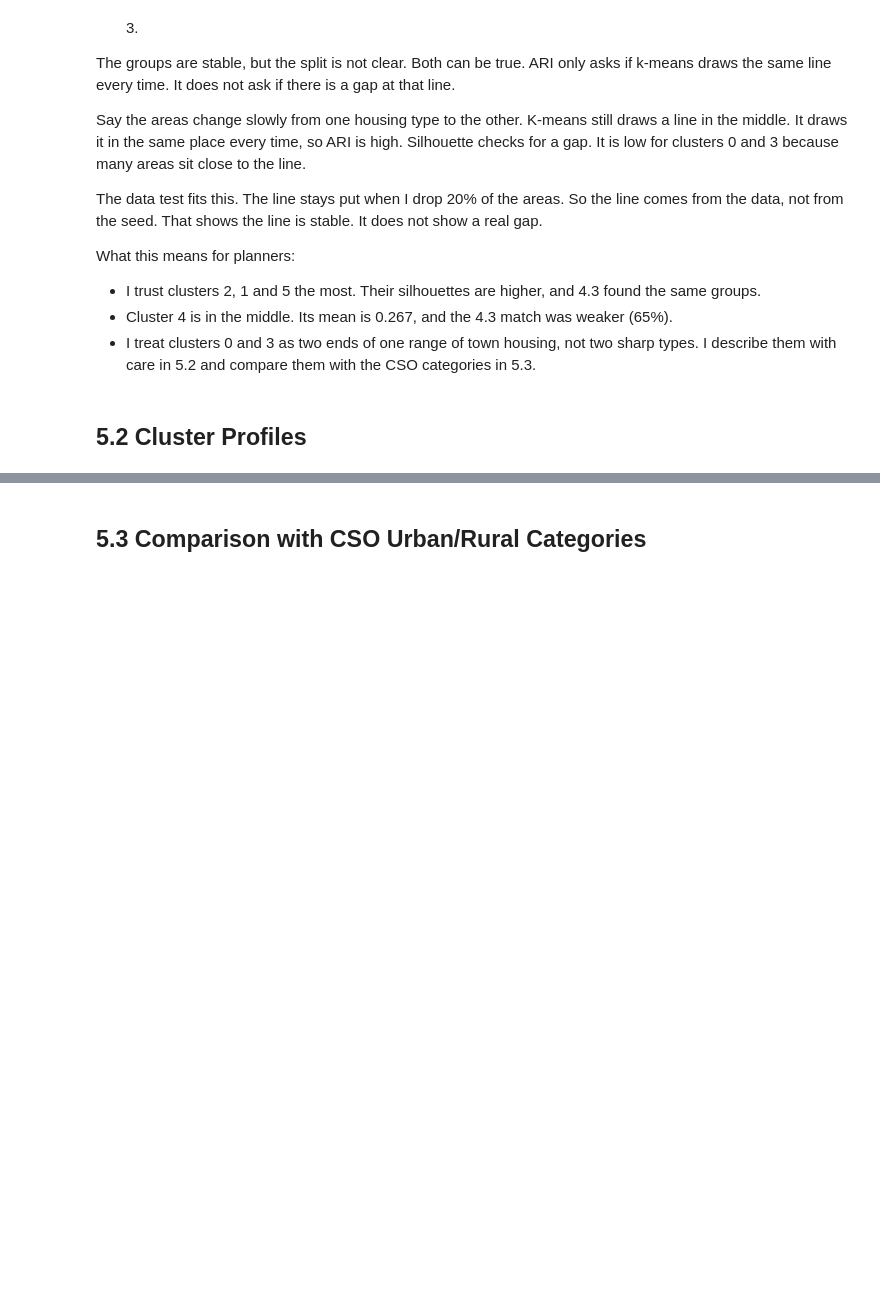
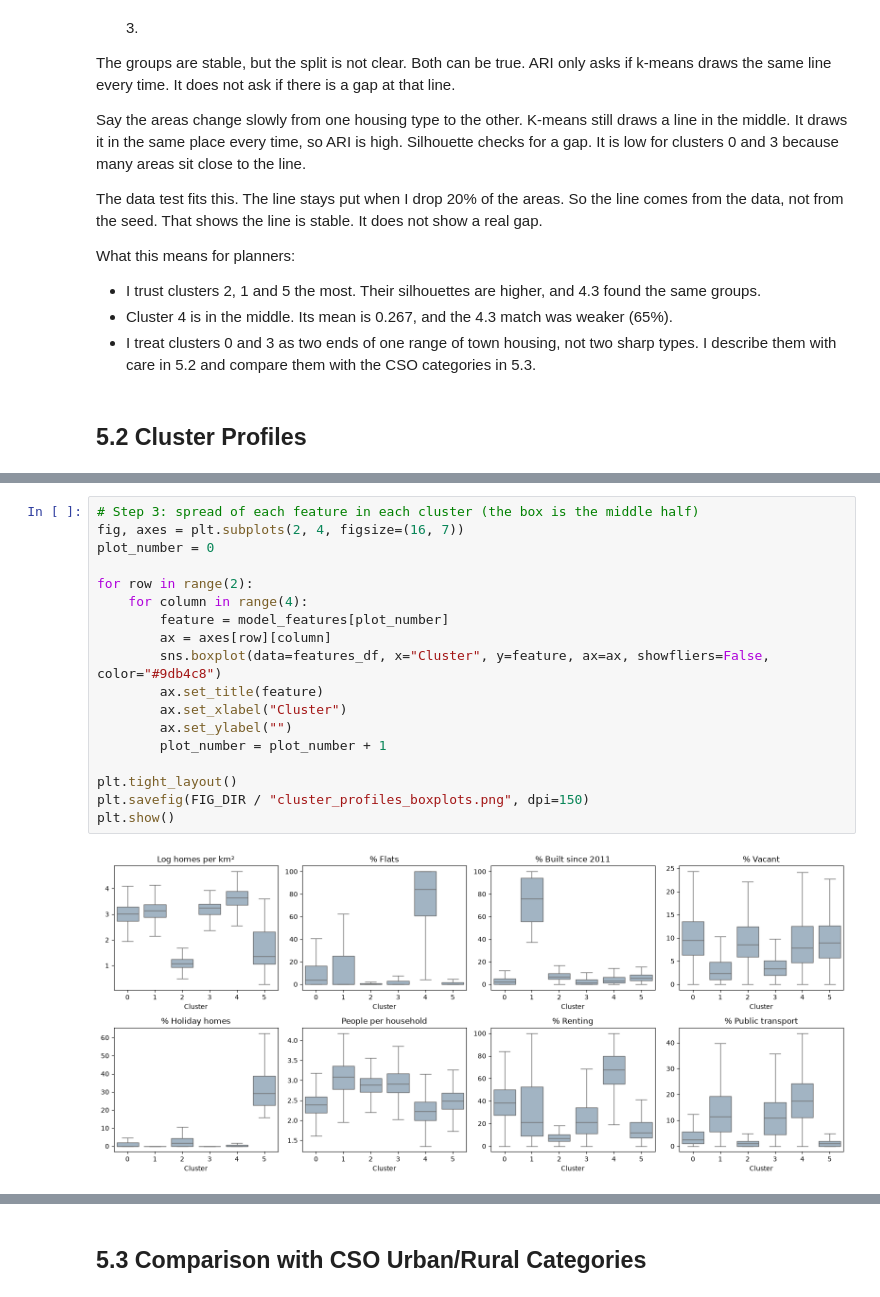
Before and after one commit to SwoopCodes/Data-Analytics_Irish-housing-density, a Jupyter notebook: notebooks/CA2_CRISP_DM_Notebook.ipynb, the cells around one changed output, grey strips where cells are left out. Saved outputs shown, nothing was run; the diff lists cells and outputs as text; blank space fills up the shorter version.

```diff
--- a/notebooks/CA2_CRISP_DM_Notebook.ipynb
+++ b/notebooks/CA2_CRISP_DM_Notebook.ipynb
@@ -2002,0 +2064,20 @@ What this means for planners:
+# %%
+# Step 3: spread of each feature in each cluster (the box is the middle half)
+fig, axes = plt.subplots(2, 4, figsize=(16, 7))
+plot_number = 0
+
+for row in range(2):
+    for column in range(4):
+        feature = model_features[plot_number]
+        ax = axes[row][column]
+        sns.boxplot(data=features_df, x="Cluster", y=feature, ax=ax, showfliers=False, color="#9db4c8")
+        ax.set_title(feature)
+        ax.set_xlabel("Cluster")
+        ax.set_ylabel("")
+        plot_number = plot_number + 1
+
+plt.tight_layout()
+plt.savefig(FIG_DIR / "cluster_profiles_boxplots.png", dpi=150)
+plt.show()
+# %% [output]
+[figure, added]
```
Also changed, not shown: parts of 7 cells of this notebook, 2 other files.
